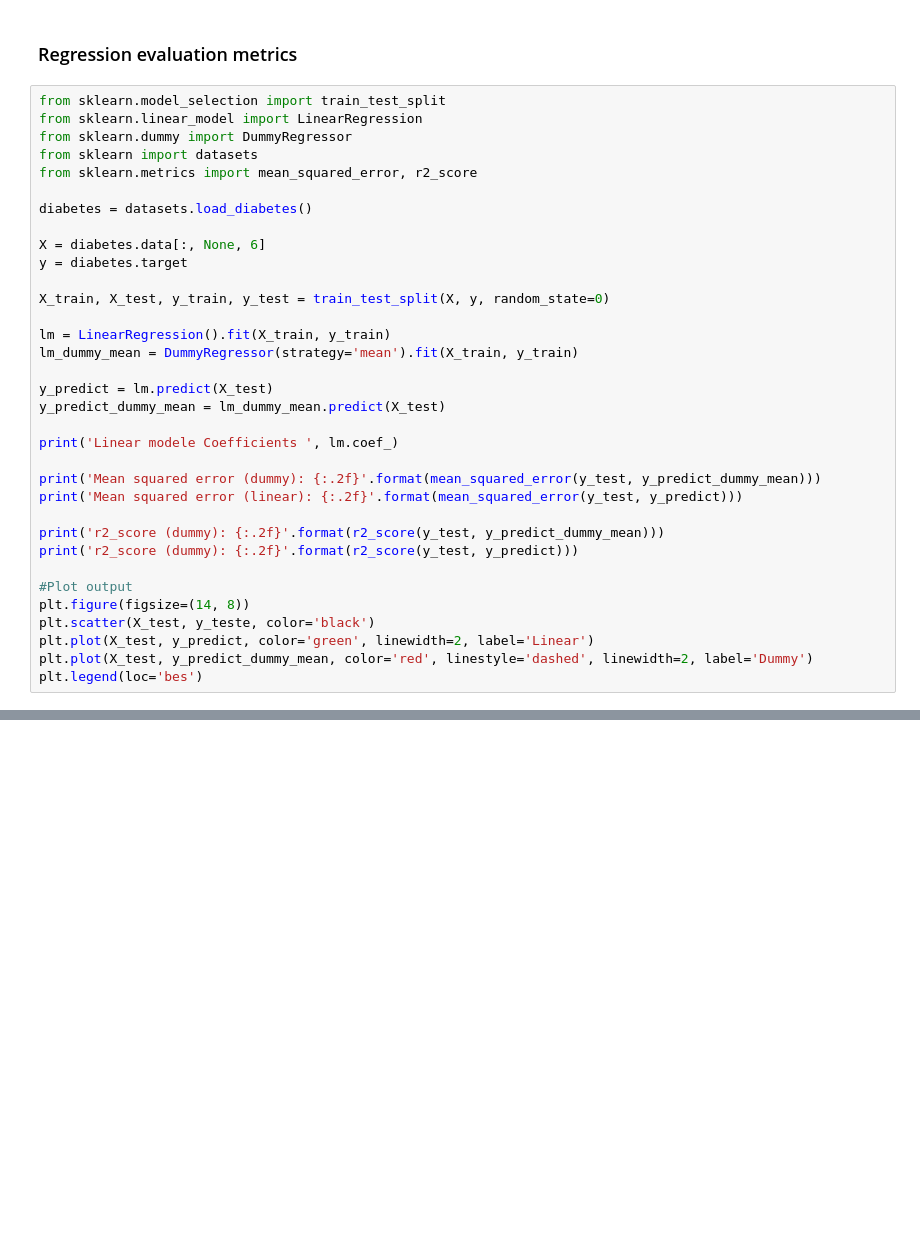
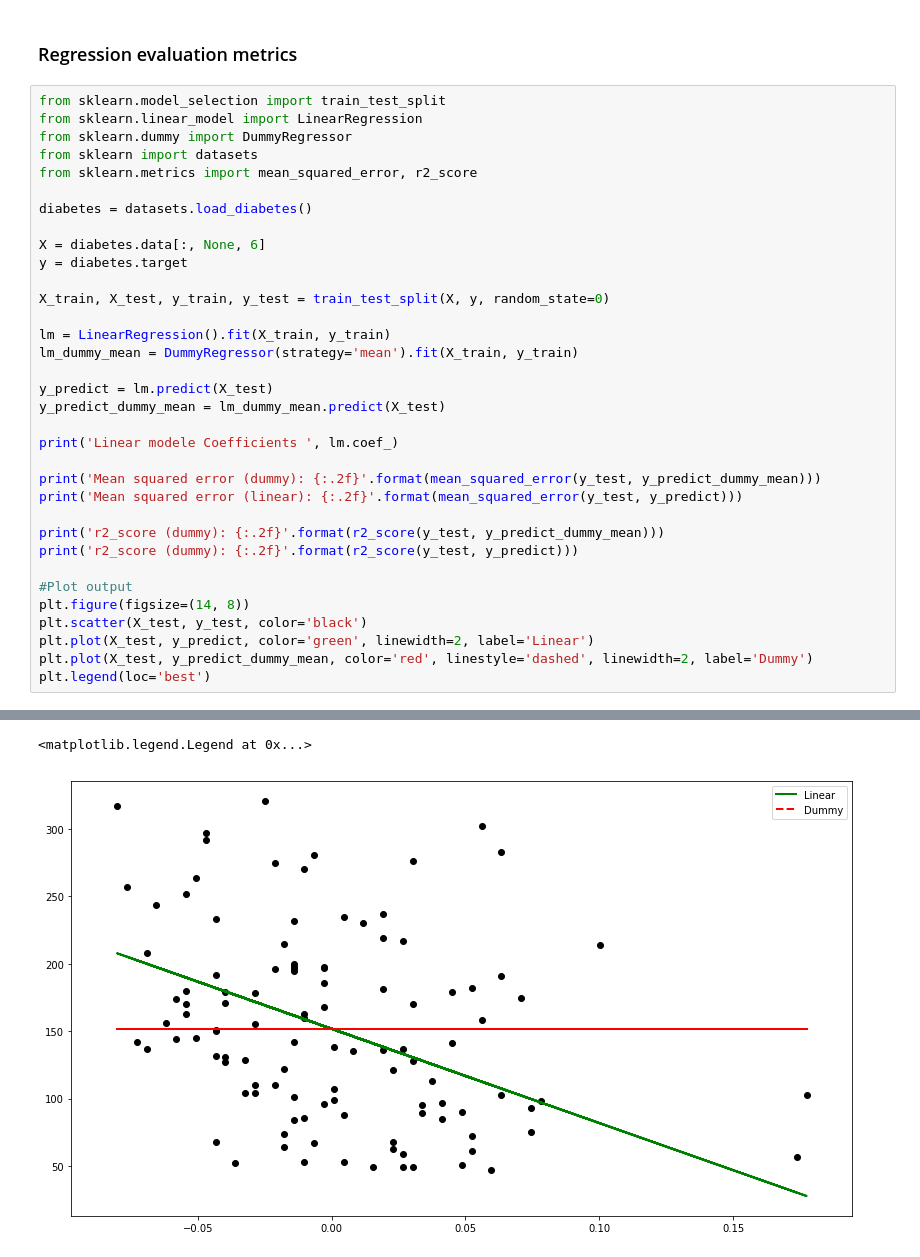
Before and after one commit to djaballah/Applied-Machine-Learning, a Jupyter notebook: module 3/module3-notebook.ipynb, the cells around one changed output, grey strips where cells are left out. Saved outputs shown, nothing was run; the diff lists cells and outputs as text; blank space fills up the shorter version.

```diff
--- a/module 3/module3-notebook.ipynb
+++ b/module 3/module3-notebook.ipynb
@@ -446,7 +446,8 @@ print('r2_score (dummy): {:.2f}'.format(r2_score(y_test, y_predict)))
 
 #Plot output
 plt.figure(figsize=(14, 8))
-plt.scatter(X_test, y_teste, color='black')
+plt.scatter(X_test, y_test, color='black')
 plt.plot(X_test, y_predict, color='green', linewidth=2, label='Linear')
 plt.plot(X_test, y_predict_dummy_mean, color='red', linestyle='dashed', linewidth=2, label='Dummy')
-plt.legend(loc='bes')
+plt.legend(loc='best')
+# %% [output]
@@ -452,0 +459,2 @@ plt.legend(loc='bes')
+<matplotlib.legend.Legend at 0x...>
+[figure, added]
```
Also changed, not shown: parts of 16 cells of this notebook, 3 other files.
